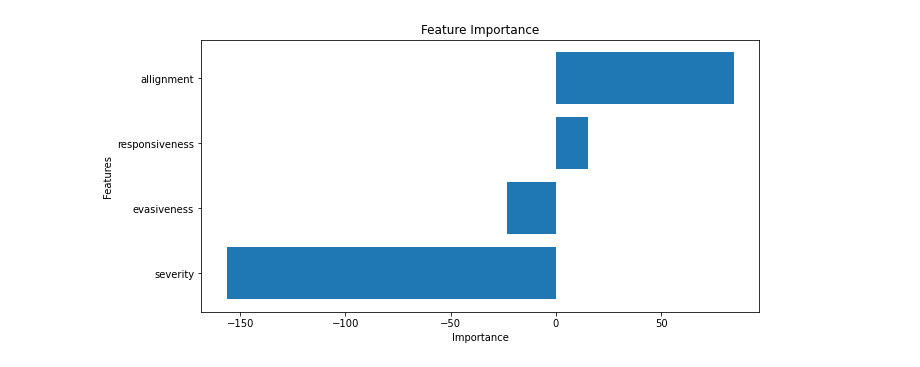
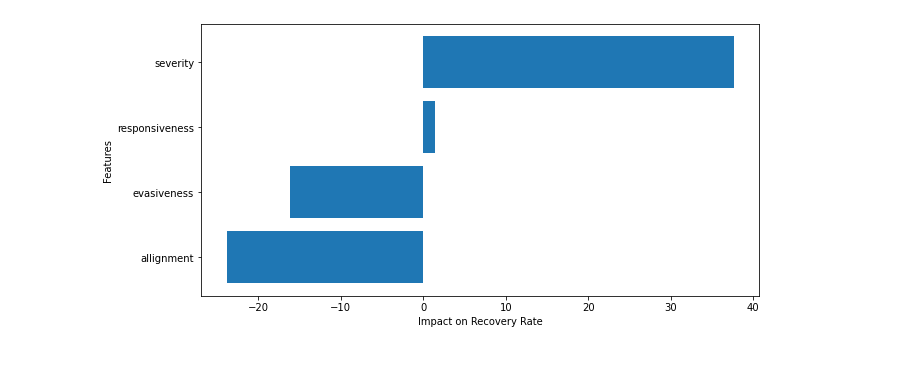
Before and after one commit to constantin1101/LLM_CreditorRRPrediction, a Jupyter notebook: qna_analysis.ipynb, the cells around one changed output. Drawn from its saved outputs; the diff is of its cells as text; code cells hidden in the pictures.

Commit message:
Adjust analysis

```diff
--- a/qna_analysis.ipynb
+++ b/qna_analysis.ipynb
@@ -145,7 +120,23 @@ checkpoint = transcripts.copy()
+# %%
+# merge output_df with transcripts on 'transcript_number' and index
+transcripts = pd.merge(transcripts,
+                          aggregated[['call_ID', 'severity', 'responsiveness', 'evasiveness', 'allignment']],
+                          on='call_ID',
+                          how='left')
+
+checkpoint = transcripts.copy()
+
+# replace #DIV/0! & Nan with 0
+# Replace '#DIV/0!' with NaN
+checkpoint.replace('#DIV/0!', np.nan, inplace=True)
+checkpoint = checkpoint.fillna(0)
+
+# make sure all values are numeric except for the Date column
+checkpoint = checkpoint.apply(pd.to_numeric, errors='ignore')
 # %%
 # save checkpoint as csv
-checkpoint.to_csv('transcripts/LLM_outputs_QnA.csv', index=False)
-checkpoint = pd.read_csv('transcripts/LLM_outputs_QnA.csv')
+checkpoint.to_csv('transcripts/LLM_QnA_analysis.csv', index=False)
+#checkpoint = pd.read_csv('transcripts/LLM_outputs_QnA.csv')
 # %%
 # List of selected supporting features
 supporting_features_1 = [
@@ -210,3 +168,18 @@ X_train, X_test = final_df.drop(columns=['RR', 'Date']), final_df.drop(columns=[
+# %%
+'''COMPANY LEVEL'''
+# Select the supporting features, nlp_lables, and RR from final_df
+final_df = checkpoint[['aggregated_RR']
+                    #+ supporting_features_1
+                    #+ supporting_features_2
+                    + llm_labels ]
+
+# reset index
+final_df = final_df.reset_index(drop=True)
+# drop duplicates
+final_df = final_df.drop_duplicates()
+
+y_train, y_test = final_df['aggregated_RR'], final_df['aggregated_RR']
+X_train, X_test = final_df.drop(columns=['aggregated_RR']), final_df.drop(columns=['aggregated_RR'])
 # %%
 # LLM features
 
@@ -280,13 +253,12 @@ print(vif)
 # %%
 # build a graph to show the importance of each feature
 importances = model.params[1:]
 importances = importances.sort_values()
 
 plt.figure(figsize=(10, 5))
 plt.barh(importances.index, importances.values)
-plt.xlabel('Importance')
+plt.xlabel('Impact on Recovery Rate')
 plt.ylabel('Features')
-plt.title('Feature Importance')
 plt.show()
 # %% [output]
-[figure, old version]
+[figure, new version]
```
Also changed, not shown: parts of 16 cells of this notebook, 2 other files.
